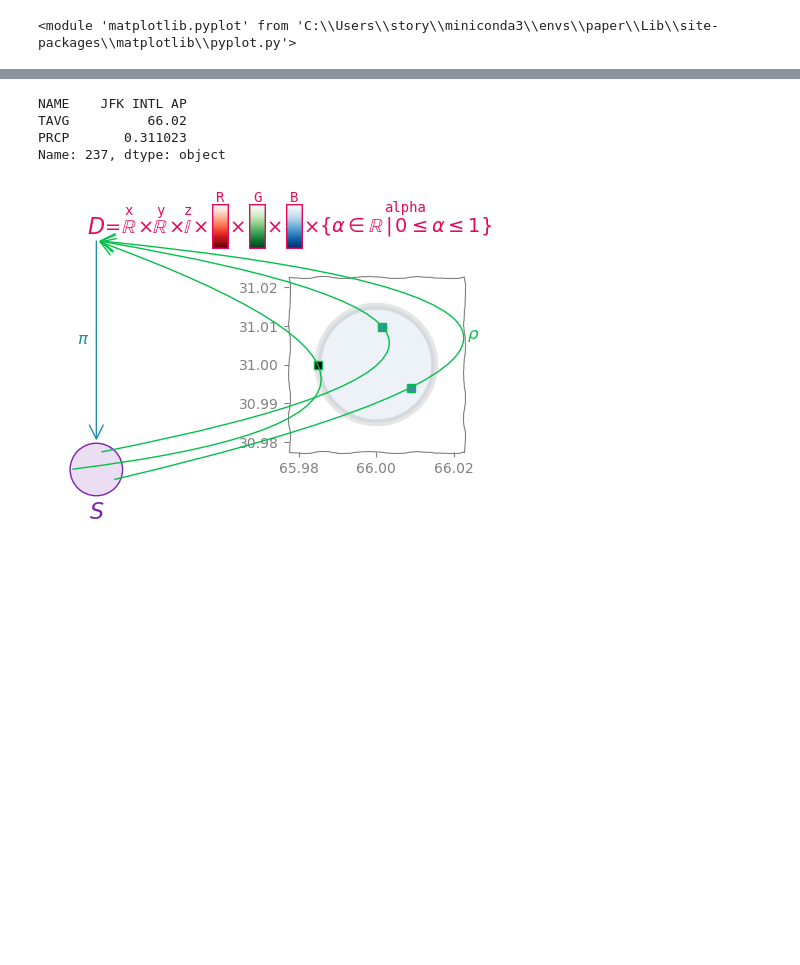
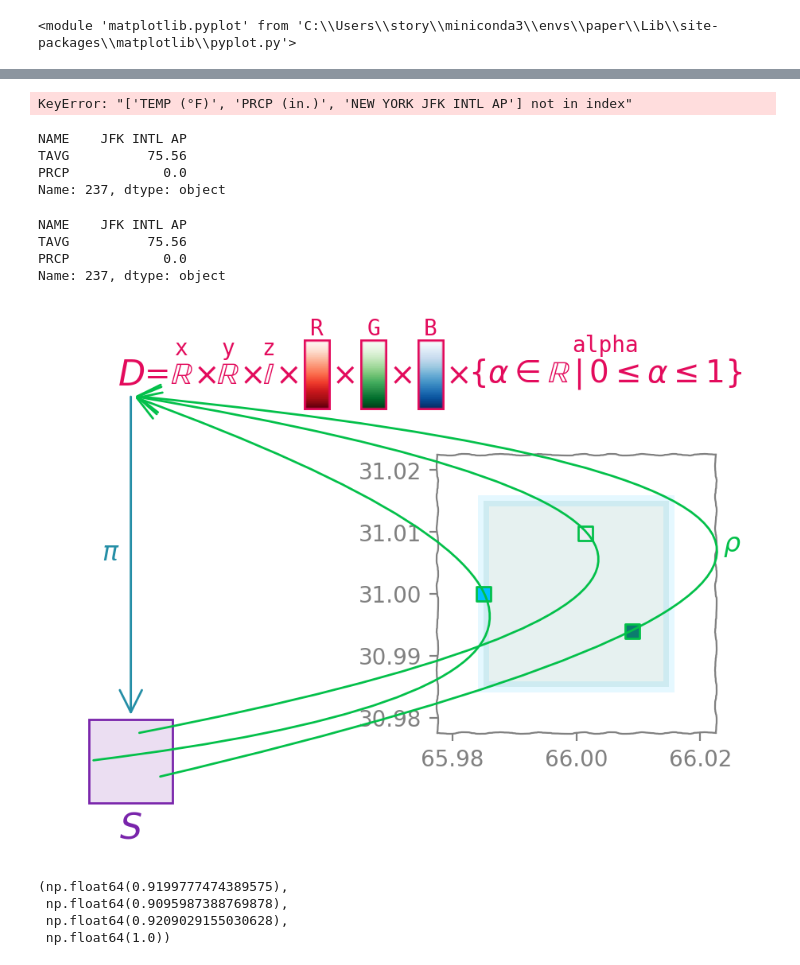
Before and after one commit to story645/team, a Jupyter notebook: paper/figcode/trivialbundle.ipynb, the cells around one changed output, grey strips where cells are left out. Cells and saved outputs as stored; diff of their text form; code cells hidden in the pictures; blank space fills up the shorter version.

```diff
--- a/paper/figcode/trivialbundle.ipynb
+++ b/paper/figcode/trivialbundle.ipynb
@@ -47,3 +54,3 @@ df['NAME']
 Name: NAME, Length: 3253, dtype: string
 # %%
-df['AC'] = df['NAME'].replace(ip.airport_codes)
+df['AC'] = df['NAME'].apply(lambda n: ip.airports[n]['code'])
@@ -89,6 +111,8 @@ sprops = [{"color":pcd['section']}, {'color':pcd['base']}, {'color':pcd['section
 section_edge = (section_line + """<= {{><(({ks},{kt}),{k})><,({v:.2f})}}>""")
 seprops = [{"color":pcd['section']}, {'color':pcd['base']}, {'color':pcd['section']},
            {'color':pcd['section']}, {'color':pcd['base']},  {'color':pcd['section']}]
+# %% [output]
+KeyError: "['TEMP (°F)', 'PRCP (in.)', 'NEW YORK JFK INTL AP'] not in index"
 # %%
 def make_node(fig, ax):
     yloc = 1.25
@@ -137,13 +161,20 @@ def make_node(fig, ax):
     ax.set(xlim=(0, 3), ylim=(0, 1.5), aspect='equal', yticks=[], xticks=[])
     ax.axis('off')
 # %%
-row = df[['NAME', 'TAVG', 'PRCP']][(df['NAME']=="JFK INTL AP")].loc[237].iloc[-1]
+row = df[['NAME', 'TAVG', 'PRCP']][(df['NAME']=="JFK INTL AP")].loc[237]
+# %%
+row
+# %% [output]
+NAME    JFK INTL AP
+TAVG          75.56
+PRCP            0.0
+Name: 237, dtype: object
 # %%
 row ##axrho.set(ylim=(.655, .6675), xlim=(33.75, 34.25))
 # %% [output]
 NAME    JFK INTL AP
-TAVG          66.02
-PRCP       0.311023
+TAVG          75.56
+PRCP            0.0
 Name: 237, dtype: object
 # %%
 fig, ax = plt.subplots(figsize=(3.5,3.5), layout='compressed')
@@ -202,6 +233,7 @@ alpha = ax.annotate(r"$\{\alpha \in \mathbb{R} \,\vert \, 0\leq \alpha \leq 1\}$
 al = ax.annotate("alpha", xycoords=alpha, xy=(.5,1), **lkwargs)
 
 K = mpatches.Circle((x0, .25), .075, edgecolor=pcd['base'], facecolor=mcolors.to_rgba(pcd['base'], alpha=.15))
+K = mpatches.Rectangle((x0-.075, .25-.075), 2*.075,2*.075, edgecolor=pcd['base'], facecolor=mcolors.to_rgba(pcd['base'], alpha=.15))
 fig.add_artist(K)
 #ax.add_patch(K)
 
@@ -214,34 +246,46 @@ ax.tick_params('both', length=0)
 #ax.set(xticklabels=[], yticklabels=[])
 ax.axis('off')
 
 x, y = (row['TAVG'],row['PRCP'])
 axrho = fig.add_axes([.7, .3, .5, .5], zorder=2)
 
 
 axrho.spines[:].set_sketch_params(1, 100, 10)
 axrho.spines[:].set_color('gray')
 axrho.tick_params(colors='gray')
 cinner = 'steelblue'
 #sc = axrho.scatter(x,y, color= cinner, s=6000, edgecolor='k', lw=2, alpha=.05)
 x, y = (66, 31)
 r = .015
-sc = mpatches.Circle((x,y), radius=r, facecolor=cinner, edgecolor='k', lw=5, alpha=.1)
+#sc = mpatches.Circle((x,y), radius=r, facecolor=cinner, edgecolor='k', lw=5, alpha=.1)
+edgecolor = hh.airports['time_color']
+cinner = cmocean.cm.rain(int(cmocean.cm.rain.N*.6))
+cinner2 = cmocean.cm.rain(int(cmocean.cm.rain.N*0))
+sc = mpatches.Rectangle((x-r,y-r), width=2*r, height=2*r, facecolor=cinner, edgecolor=edgecolor, lw=5, alpha=.1)
 axrho.add_patch(sc)
 axrho.set_aspect('equal')
 axrho.set(xlim=(x-1.5*r, x+1.5*r), ylim=(y-1.5*r, y+1.5*r))
 ax.set_aspect('equal')
-for (xr, yr, c, cs) in [(-r, 0, 'k', "arc3,rad=2.075"), (r*.1, r*.65, cinner, "arc3,rad=2.75"), (r*.6, -r*.4, cinner, "arc3,rad=3")]:
-    axrho.scatter(xs:=x+xr, ys:=y+yr, color=c, marker='s', s=40, edgecolor=pcd['section'], linewidth=1, zorder=10)
+for (xr, yr, c, cs) in [(-r, 0, edgecolor, "arc3,rad=2.075"), (r*.1, r*.65, cinner2, "arc3,rad=2.75"), (r*.6, -r*.4, cinner, "arc3,rad=3")]:
+    axrho.scatter(xs:=x+xr, ys:=y+yr, color=c, marker='s', s=40, edgecolor=pcd['section'], linewidth=1, zorder=12)
     px = (r+xr)/(r*2)
     py = (r+yr)/(r*2)
     sec = mtext.Annotation("", xytext=(px, py), textcoords=K, xy=(.5, -.1), xycoords=D,
                       arrowprops={'arrowstyle':'->, head_width=.25', 'mutation_scale':25,'color':pcd['section'],'connectionstyle':cs}, zorder=6)
     fig.add_artist(sec)
 
 
+
 ax.annotate(r"$\rho$", (1.01, .575), xycoords=sec, fontsize=ft-2, color=pcd['section'], zorder=7)
 
 fig.savefig("../figures/fb_rho.png", dpi=300, bbox_inches='tight')
 fig.savefig("../figures/fb_rho.pdf", dpi=300, bbox_inches='tight')
 # %% [output]
-[figure, old version]
+[figure, new version]
+# %%
+cmocean.cm.rain(5)
+# %% [output]
+(np.float64(0.9199777474389575),
+ np.float64(0.9095987388769878),
+ np.float64(0.9209029155030628),
+ np.float64(1.0))
```
Also changed, not shown: parts of 8 cells of this notebook, 7 other files.
